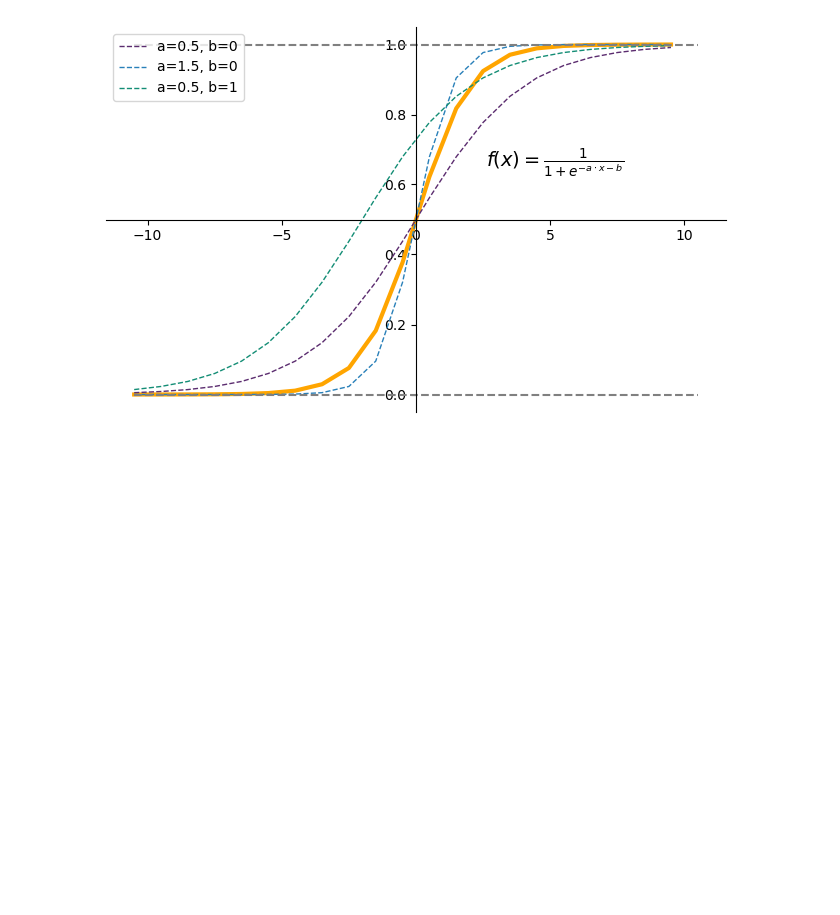
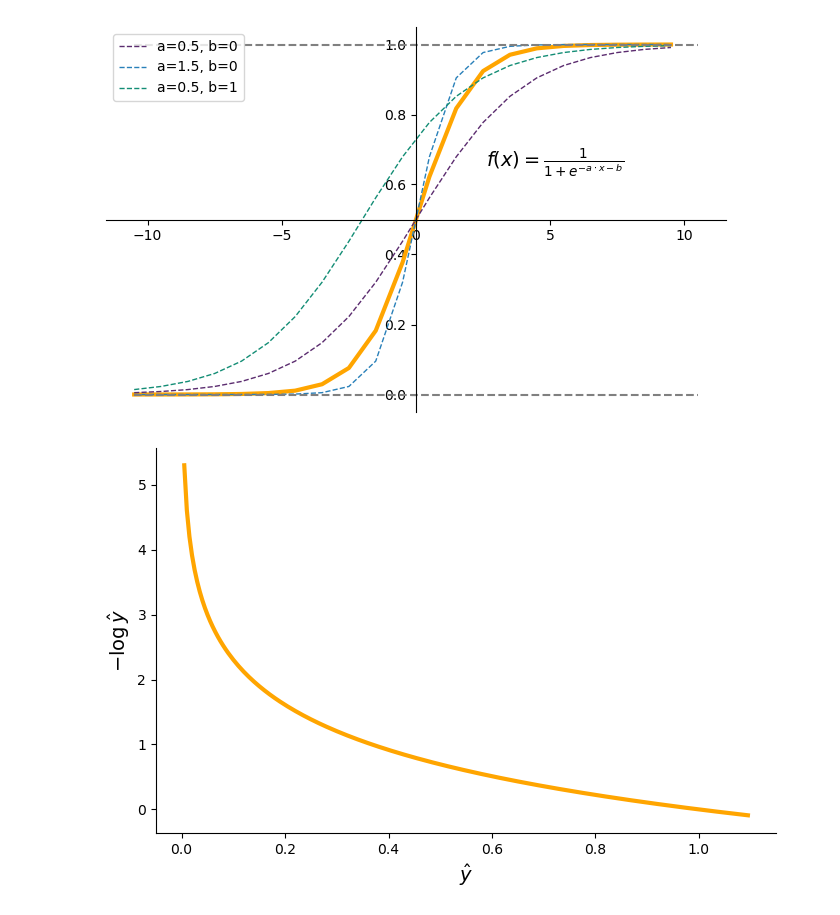
Before and after one commit to froukje/datamapu, a Jupyter notebook: notebooks/plots.ipynb, the cells around one changed output. Cells and saved outputs as stored; diff of their text form; code cells hidden in the pictures; blank space fills up the shorter version.

```diff
--- a/notebooks/plots.ipynb
+++ b/notebooks/plots.ipynb
@@ -89,3 +89,14 @@ fig.text(0.6, .6, "$f(x)= \\frac{1}{1+e^{-a\cdot x - b}}$", fontsize=14)
 plt.savefig('logistic_function_different_parameters.png', transparent=True)
 # %% [output]
 [figure]
+# %%
+fig, ax = plt.subplots(figsize=(8, 5))
+x = np.arange(0,1.1,.005)
+y = -np.log(x)
+ax.plot(x,y,color='orange',linewidth=3.0)
+ax.spines[['right', 'top']].set_visible(False)
+ax.set_xlabel('$\hat{y}$', fontsize=14)
+ax.set_ylabel('$-\log{\hat{y}}$', fontsize=14)
+plt.savefig('logloss1.png', transparent=True)
+# %% [output]
+[figure, added]
```
Also changed, not shown: parts of 1 cell of this notebook, 8 other files.
